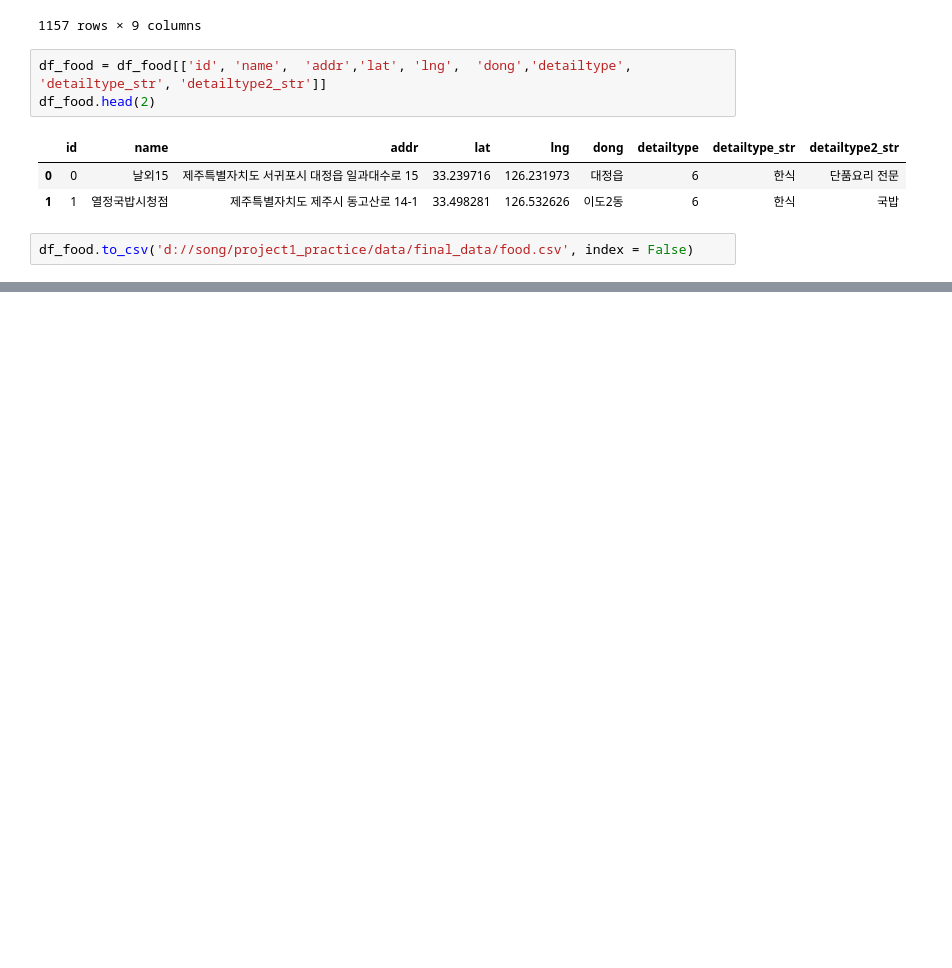
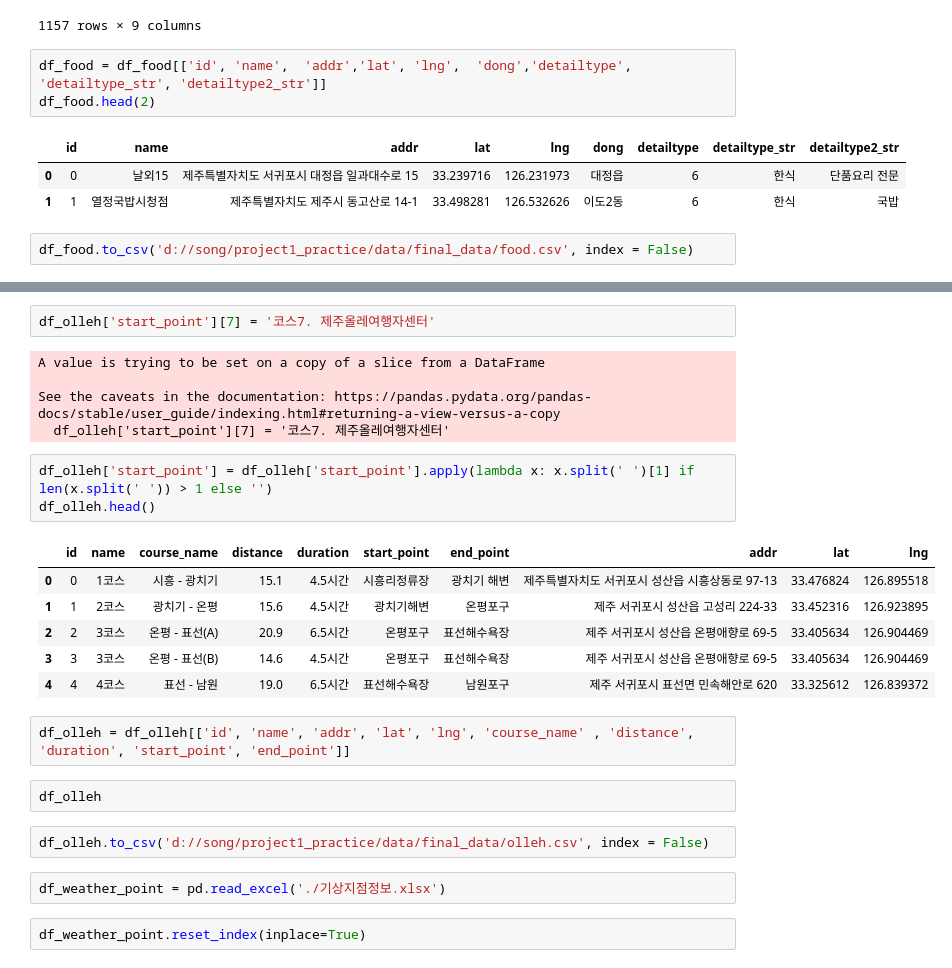
Before and after one commit to dothouse/practice, a Jupyter notebook: data/final/data_to_sqlite.ipynb, the cells around one changed output, grey strips where cells are left out. Saved outputs shown, nothing was run; the diff lists cells and outputs as text; blank space fills up the shorter version.

```diff
--- a/data/final/data_to_sqlite.ipynb
+++ b/data/final/data_to_sqlite.ipynb
@@ -288,0 +313,27 @@ df_food.to_csv('d://song/project1_practice/data/final_data/food.csv', index = Fa
+# %%
+df_olleh['start_point'][7] = '코스7. 제주올레여행자센터'
+# %% [output]
+A value is trying to be set on a copy of a slice from a DataFrame
+
+See the caveats in the documentation: https://pandas.pydata.org/pandas-docs/stable/user_guide/indexing.html#returning-a-view-versus-a-copy
+  df_olleh['start_point'][7] = '코스7. 제주올레여행자센터'
+# %%
+df_olleh['start_point'] = df_olleh['start_point'].apply(lambda x: x.split(' ')[1] if len(x.split(' ')) > 1 else '')
+df_olleh.head()
+# %% [output]
+|  | id | name | course_name | distance | duration | start_point | end_point | addr | lat | lng |
+| 0 | 0 | 1코스 | 시흥 - 광치기 | 15.1 | 4.5시간 | 시흥리정류장 | 광치기 해변 | 제주특별자치도 서귀포시 성산읍 시흥상동로 97-13 | 33.476824 | 126.895518 |
+| 1 | 1 | 2코스 | 광치기 - 온평 | 15.6 | 4.5시간 | 광치기해변 | 온평포구 | 제주 서귀포시 성산읍 고성리 224-33 | 33.452316 | 126.923895 |
+| 2 | 2 | 3코스 | 온평 - 표선(A) | 20.9 | 6.5시간 | 온평포구 | 표선해수욕장 | 제주 서귀포시 성산읍 온평애향로 69-5 | 33.405634 | 126.904469 |
+| 3 | 3 | 3코스 | 온평 - 표선(B) | 14.6 | 4.5시간 | 온평포구 | 표선해수욕장 | 제주 서귀포시 성산읍 온평애향로 69-5 | 33.405634 | 126.904469 |
+| 4 | 4 | 4코스 | 표선 - 남원 | 19.0 | 6.5시간 | 표선해수욕장 | 남원포구 | 제주 서귀포시 표선면 민속해안로 620 | 33.325612 | 126.839372 |
+# %%
+df_olleh = df_olleh[['id', 'name', 'addr', 'lat', 'lng', 'course_name' , 'distance', 'duration', 'start_point', 'end_point']]
+# %%
+df_olleh
+# %%
+df_olleh.to_csv('d://song/project1_practice/data/final_data/olleh.csv', index = False)
+# %%
+df_weather_point = pd.read_excel('./기상지점정보.xlsx')
+# %%
+df_weather_point.reset_index(inplace=True)
```
Also changed, not shown: parts of 17 cells of this notebook, 24 other files.
